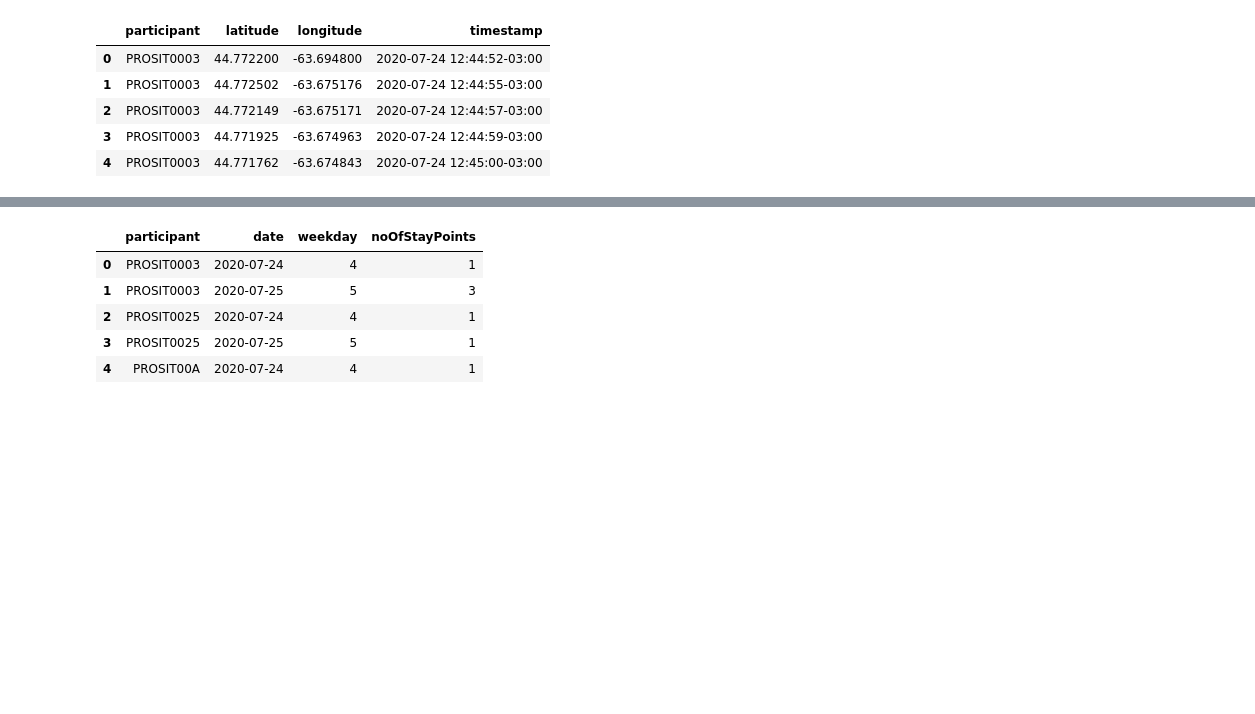
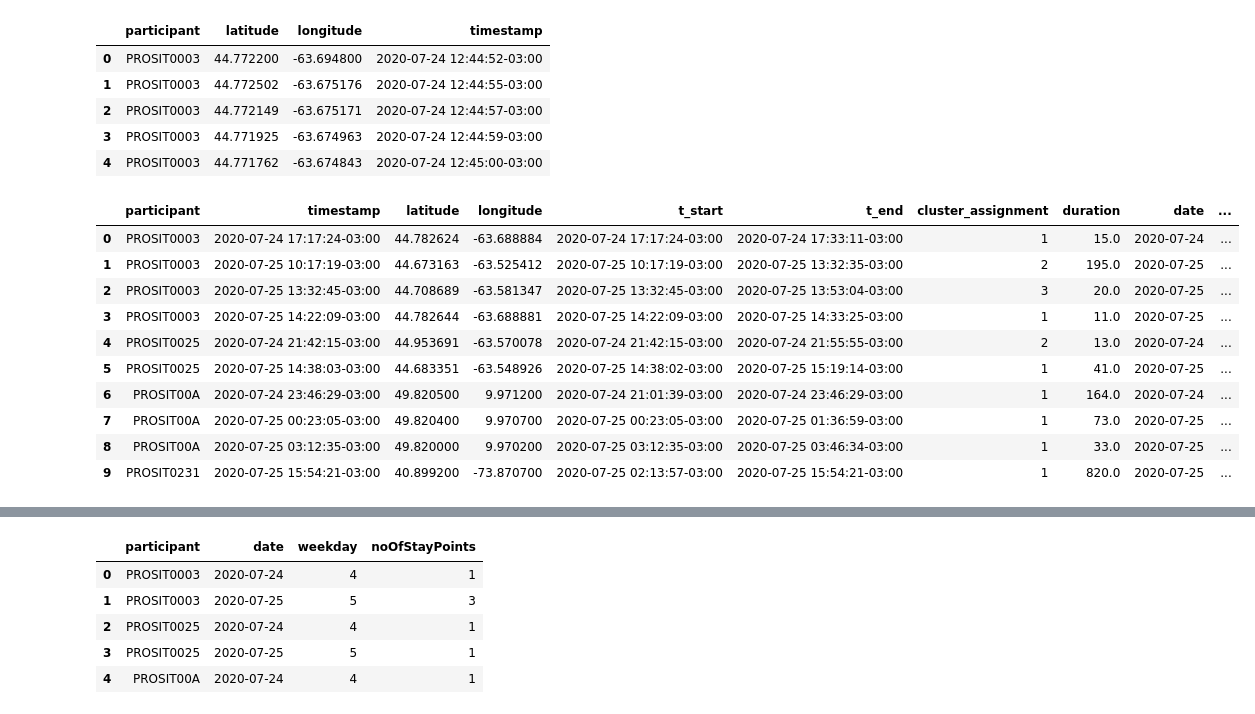
Before and after one commit to mohd-muzamil/flaskDashboard, a Jupyter notebook: preprocessing/featureEngineering/mobility.ipynb, the cells around one changed output, grey strips where cells are left out. Drawn from its saved outputs; the diff is of its cells as text; code cells hidden in the pictures; blank space fills up the shorter version.

```diff
--- a/preprocessing/featureEngineering/mobility.ipynb
+++ b/preprocessing/featureEngineering/mobility.ipynb
@@ -116,11 +116,23 @@ def get_clusters(df_stops, distance=100):
 # %%
 df_stops = get_stayPoints(location)
 
 df_clusters = get_clusters(df_stops)
 df_clusters = df_clusters.sort_values(["participant", "timestamp"]).reset_index(drop=True)
 
 df_clusters["duration"] = (df_clusters["t_end"] - df_clusters["t_start"]).astype('timedelta64[m]')
 df_clusters["date"] = pd.to_datetime(df_clusters["timestamp"]).dt.date
 df_clusters["weekday"] = pd.to_datetime(df_clusters["timestamp"]).dt.weekday    # Monday=0, Sunday=6
 
-# df_clusters
+df_clusters.head(10)
+# %% [output]
+|  | participant | timestamp | latitude | longitude | t_start | t_end | cluster_assignment | duration | date | ... |
+| 0 | PROSIT0003 | 2020-07-24 17:17:24-03:00 | 44.782624 | -63.688884 | 2020-07-24 17:17:24-03:00 | 2020-07-24 17:33:11-03:00 | 1 | 15.0 | 2020-07-24 | ... |
+| 1 | PROSIT0003 | 2020-07-25 10:17:19-03:00 | 44.673163 | -63.525412 | 2020-07-25 10:17:19-03:00 | 2020-07-25 13:32:35-03:00 | 2 | 195.0 | 2020-07-25 | ... |
+| 2 | PROSIT0003 | 2020-07-25 13:32:45-03:00 | 44.708689 | -63.581347 | 2020-07-25 13:32:45-03:00 | 2020-07-25 13:53:04-03:00 | 3 | 20.0 | 2020-07-25 | ... |
+| 3 | PROSIT0003 | 2020-07-25 14:22:09-03:00 | 44.782644 | -63.688881 | 2020-07-25 14:22:09-03:00 | 2020-07-25 14:33:25-03:00 | 1 | 11.0 | 2020-07-25 | ... |
+| 4 | PROSIT0025 | 2020-07-24 21:42:15-03:00 | 44.953691 | -63.570078 | 2020-07-24 21:42:15-03:00 | 2020-07-24 21:55:55-03:00 | 2 | 13.0 | 2020-07-24 | ... |
+| 5 | PROSIT0025 | 2020-07-25 14:38:03-03:00 | 44.683351 | -63.548926 | 2020-07-25 14:38:02-03:00 | 2020-07-25 15:19:14-03:00 | 1 | 41.0 | 2020-07-25 | ... |
+| 6 | PROSIT00A | 2020-07-24 23:46:29-03:00 | 49.820500 | 9.971200 | 2020-07-24 21:01:39-03:00 | 2020-07-24 23:46:29-03:00 | 1 | 164.0 | 2020-07-24 | ... |
+| 7 | PROSIT00A | 2020-07-25 00:23:05-03:00 | 49.820400 | 9.970700 | 2020-07-25 00:23:05-03:00 | 2020-07-25 01:36:59-03:00 | 1 | 73.0 | 2020-07-25 | ... |
+| 8 | PROSIT00A | 2020-07-25 03:12:35-03:00 | 49.820000 | 9.970200 | 2020-07-25 03:12:35-03:00 | 2020-07-25 03:46:34-03:00 | 1 | 33.0 | 2020-07-25 | ... |
+| 9 | PROSIT0231 | 2020-07-25 15:54:21-03:00 | 40.899200 | -73.870700 | 2020-07-25 02:13:57-03:00 | 2020-07-25 15:54:21-03:00 | 1 | 820.0 | 2020-07-25 | ... |
```
Also changed, not shown: parts of 1 cell of this notebook, 14 other files.
